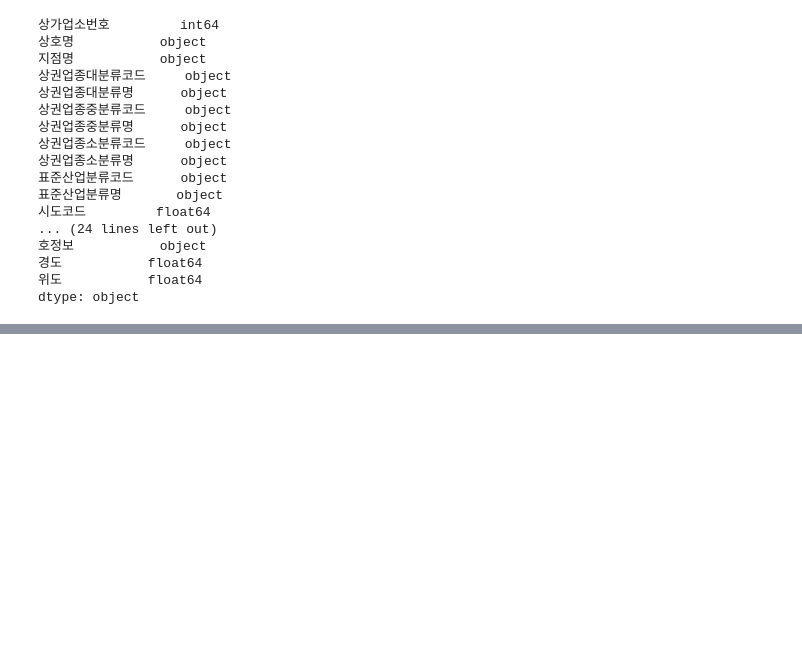
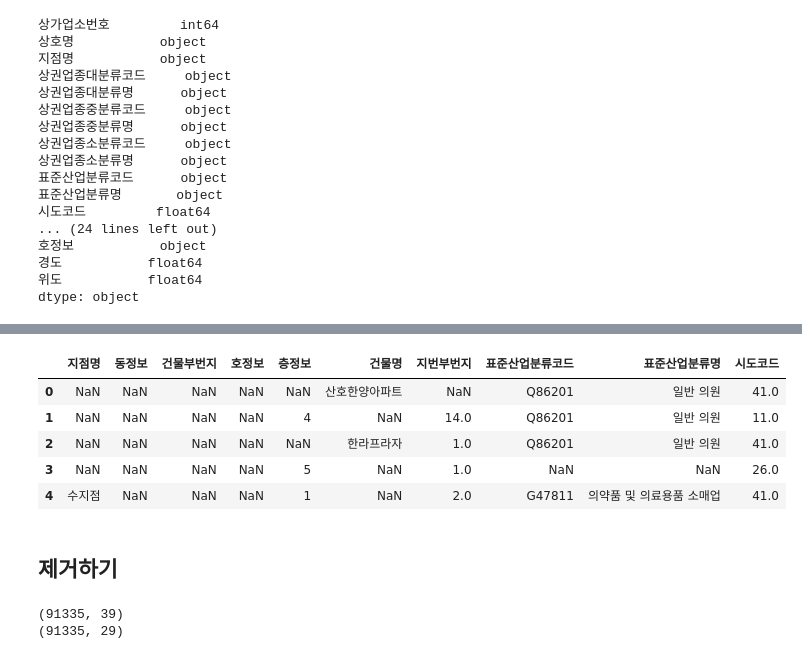
Before and after one commit to tree698/Data-Science-with-Python, a Jupyter notebook: 1. Data Analysis-Commercial Area Information in Seoul/Data Analysis.ipynb, the cells around one changed output, grey strips where cells are left out. Saved outputs shown, nothing was run; the diff lists cells and outputs as text; code cells hidden in the pictures; blank space fills up the shorter version.

```diff
--- a/1. Data Analysis-Commercial Area Information in Seoul/Data Analysis.ipynb
+++ b/1. Data Analysis-Commercial Area Information in Seoul/Data Analysis.ipynb
@@ -116,0 +191,6 @@ dtype: object
+# %%
+#  위에서 계산한 결측치 수를 reset_index 를 통해 데이터프레임으로 만들어 줍니다.
+#  df_null_count 변수에 결과를 담아 head로 미리보기 합니다.
+
+df_null_count = null_count.reset_index()
+df_null_count.head()
@@ -116,0 +206,5 @@ dtype: object
+# %%
+#  df_null_count 변수에 담겨 있는 컬럼의 이름을 "컬럼명", "결측치"로 변경해 줍니다.
+
+df_null_count.columns = ["컬럼명", "결측치수"]
+df_null_count.head()
@@ -116,0 +237,2 @@ dtype: object
+# %%
+df_null_count_top = df_null_count.sort_values(by="결측치수", ascending=False).head(10)
@@ -116,0 +253,5 @@ dtype: object
+# %%
+#  "컬럼명" 이라는 컬럼의 값만 가져와서 drop_colums 라는 변수에 담습니다.
+
+drop_columns = df_null_count_top["컬럼명"].tolist()
+drop_columns
@@ -116,0 +269,23 @@ dtype: object
+# %%
+#  drop_columns 변수로 해당 컬럼 정보만 데이터프레임에서 가져옵니다.
+
+df[drop_columns].head()
+# %% [output]
+|  | 지점명 | 동정보 | 건물부번지 | 호정보 | 층정보 | 건물명 | 지번부번지 | 표준산업분류코드 | 표준산업분류명 | 시도코드 |
+| 0 | NaN | NaN | NaN | NaN | NaN | 산호한양아파트 | NaN | Q86201 | 일반 의원 | 41.0 |
+| 1 | NaN | NaN | NaN | NaN | 4 | NaN | 14.0 | Q86201 | 일반 의원 | 11.0 |
+| 2 | NaN | NaN | NaN | NaN | NaN | 한라프라자 | 1.0 | Q86201 | 일반 의원 | 41.0 |
+| 3 | NaN | NaN | NaN | NaN | 5 | NaN | 1.0 | NaN | NaN | 26.0 |
+| 4 | 수지점 | NaN | NaN | NaN | 1 | NaN | 2.0 | G47811 | 의약품 및 의료용품 소매업 | 41.0 |
+# %% [markdown]
+## 제거하기
+# %%
+#  axis = 0 (행) or 1 (열)
+# 제거하고 데이터프레임에 넣어 주어야 한다
+
+print(df.shape)
+df = df.drop(drop_columns, axis=1)
+print(df.shape)
+# %% [output]
+(91335, 39)
+(91335, 29)
```
Also changed, not shown: parts of 17 cells of this notebook.
